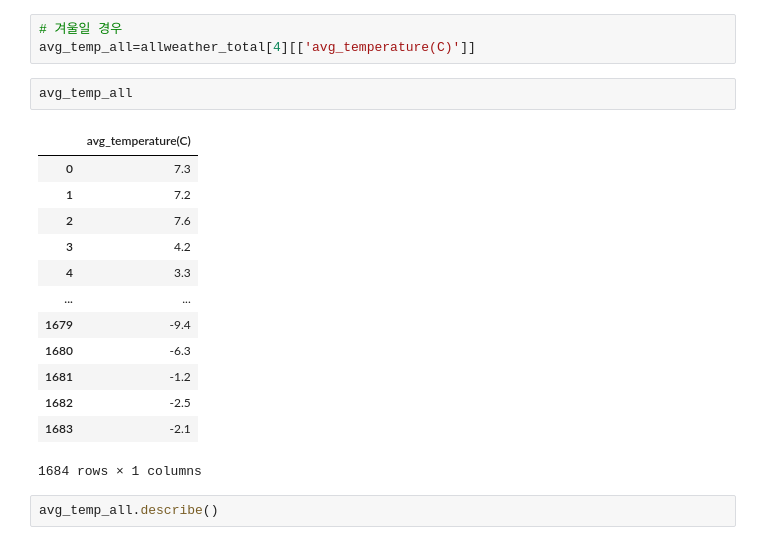
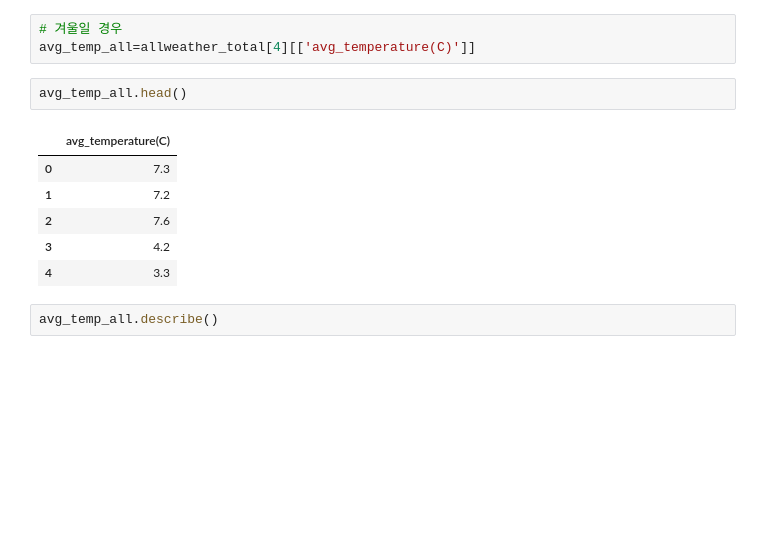
Before and after one commit to jiwoo-coding/aiai, a Jupyter notebook: Data_preprocess(weather).ipynb, the cells around one changed output. Drawn from its saved outputs; the diff is of its cells as text; blank space fills up the shorter version.

```diff
--- a/Data_preprocess(weather).ipynb
+++ b/Data_preprocess(weather).ipynb
@@ -555,21 +555,14 @@ season_desc[4] # 발생일 전국 기후 (겨을)
 # 겨울일 경우
 avg_temp_all=allweather_total[4][['avg_temperature(C)']]
 # %%
-avg_temp_all
+avg_temp_all.head()
 # %% [output]
 |  | avg_temperature(C) |
 | 0 | 7.3 |
 | 1 | 7.2 |
 | 2 | 7.6 |
 | 3 | 4.2 |
 | 4 | 3.3 |
-| ... | ... |
-| 1679 | -9.4 |
-| 1680 | -6.3 |
-| 1681 | -1.2 |
-| 1682 | -2.5 |
-| 1683 | -2.1 |
-1684 rows × 1 columns
 # %%
 avg_temp_all.describe()
 # %% [output]
```
Also changed, not shown: parts of 19 cells of this notebook.
